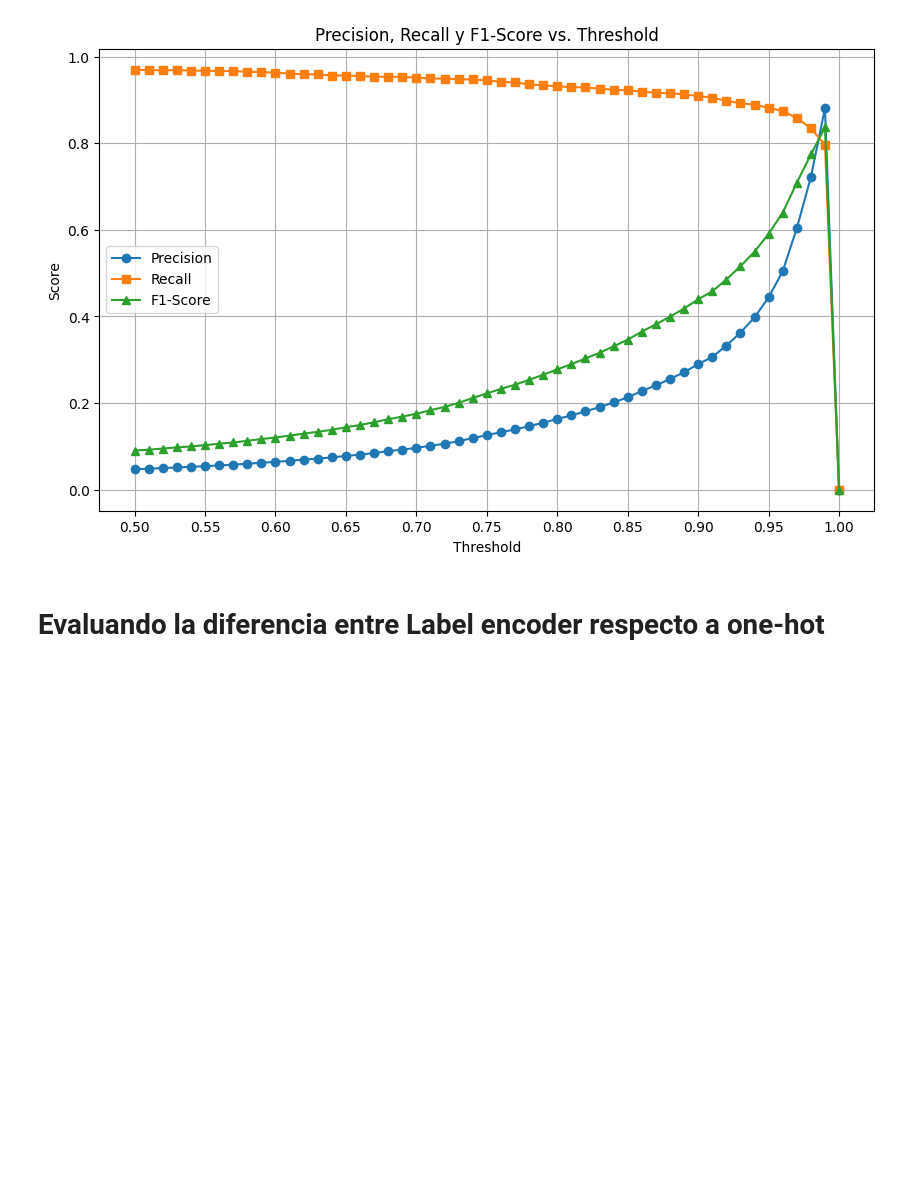
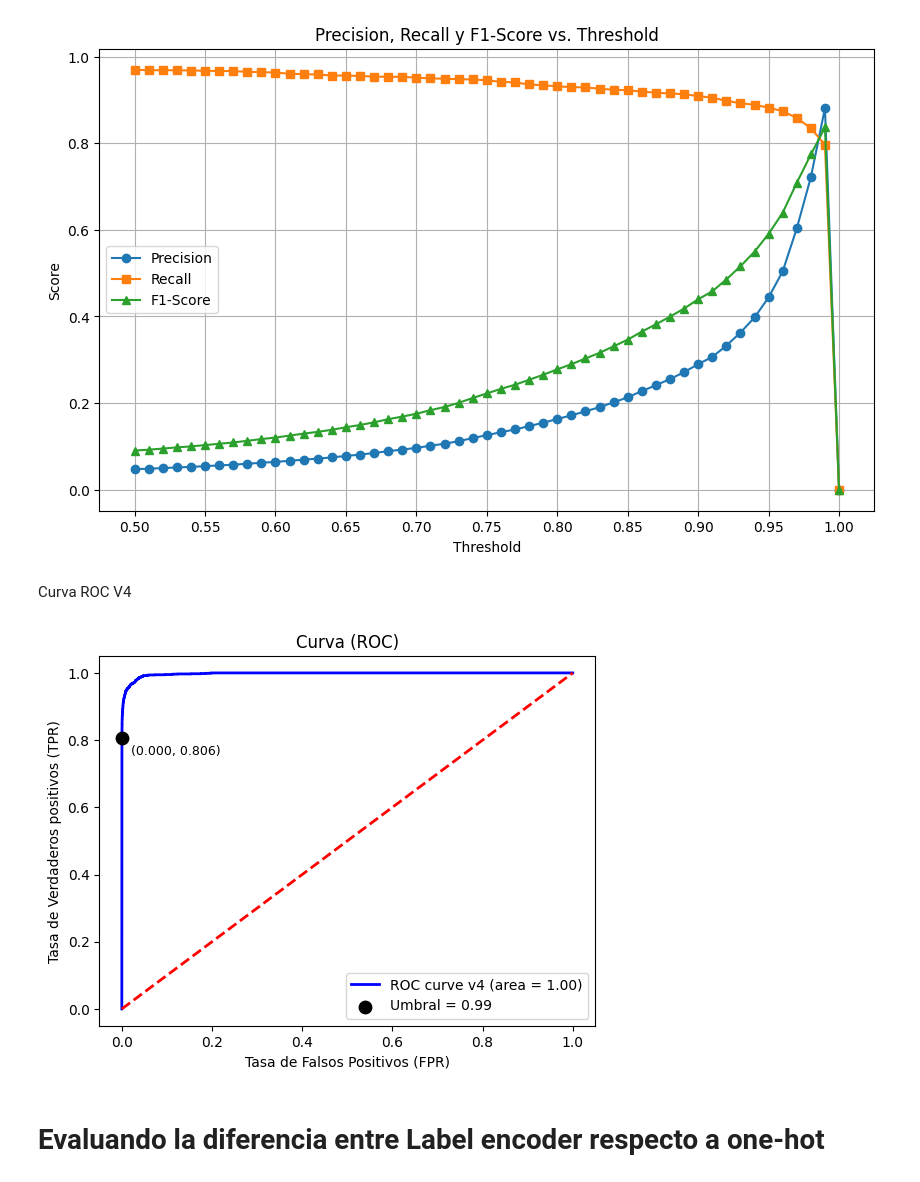
Before and after one commit to haguerrero/proyecto_fraudes, a Jupyter notebook: proyecto_transacciones_fraudulentas_hugo.ipynb, the cells around one changed output. Saved outputs shown, nothing was run; the diff lists cells and outputs as text; code cells hidden in the pictures; blank space fills up the shorter version.

```diff
--- a/proyecto_transacciones_fraudulentas_hugo.ipynb
+++ b/proyecto_transacciones_fraudulentas_hugo.ipynb
@@ -587,0 +562,9 @@ df_NoBalance = df_noName_type_splited.drop(columns=['newbalanceOrig', 'newbalanc
+# %%
+# Entrenando sin valores del balance, usando features engineering
+X_v2 = df_v2.drop('isFraud', axis=1) #labels
+y_v2 = df_v2['isFraud'] #target
+
+X_train_v2, X_test_v2, y_train_v2, y_test_v2 = train_test_split(X_v2, y_v2, test_size=0.2, random_state=42, stratify=y_v2)
+
+# Nuevo oversampling (SMOTE)
+X_train_resampled_v2, y_train_resampled_v2 = smote.fit_resample(X_train_v2, y_train_v2)
@@ -646,0 +679,9 @@ True Negatives: 1270388, False Positives: 493, False Negatives: 1011, True Posit
+# %%
+# Entrenando sin valores del balance, usando features engineering
+X_v3 = df_v3.drop('isFraud', axis=1) #labels
+y_v3 = df_v3['isFraud'] #target
+
+X_train_v3, X_test_v3, y_train_v3, y_test_v3 = train_test_split(X_v3, y_v3, test_size=0.2, random_state=42, stratify=y_v3)
+
+# Nuevo oversampling (SMOTE)
+X_train_resampled_v3, y_train_resampled_v3 = smote.fit_resample(X_train_v3, y_train_v3)
@@ -671,0 +789,5 @@ plt.show()
+# %%
+# En este punto tengo el df sin las columnas de nombre y sin isFlaggedFraud
+df_noName_type_splited = pd.get_dummies(df_noName, columns=['type'], drop_first=True)
+print('Data Frame con type segmentado:\n')
+df_noName_type_splited
@@ -792,5 +917,31 @@ plt.xticks(np.arange(0.5, 1.01, 0.05))
 plt.show()
 # %% [output]
 [figure]
+# %% [markdown]
+Curva ROC V4
+# %%
+fpr_v4, tpr_v4, thresholds_v4 = roc_curve(y_test_v4, y_proba_v4)
+roc_auc_v4 = auc(fpr_v4, tpr_v4)
+# %%
+plt.figure()
+plt.plot(fpr_v4, tpr_v4, color='blue', lw=2, label='ROC curve v4 (area = %0.2f)' % roc_auc_v4)
+plt.plot([0, 1], [0, 1], color='red', lw=2, linestyle='--')
+
+umbral = umbral_v4
+
+idx_umbral_v4 = np.argmin(np.abs(thresholds_v4 - umbral))
+plt.scatter(fpr_v4[idx_umbral_v4], tpr_v4[idx_umbral_v4], marker='o', color='black', s=80, zorder=5, label=f'Umbral = {umbral:.2f}')
+
+plt.annotate(f"({fpr_v4[idx_umbral_v4]:.3f}, {tpr_v4[idx_umbral_v4]:.3f})",
+             (fpr_v4[idx_umbral_v4]+0.02, tpr_v4[idx_umbral_v4]-0.05),
+             fontsize=9, color='black')
+
+plt.xlabel('Tasa de Falsos Positivos (FPR)')
+plt.ylabel('Tasa de Verdaderos positivos (TPR)')
+plt.title('Curva (ROC)')
+plt.legend(loc="lower right")
+plt.show()
+# %% [output]
+[figure, added]
 # %% [markdown]
 # Evaluando la diferencia entre Label encoder respecto a one-hot
```
Also changed, not shown: parts of 55 cells of this notebook.
